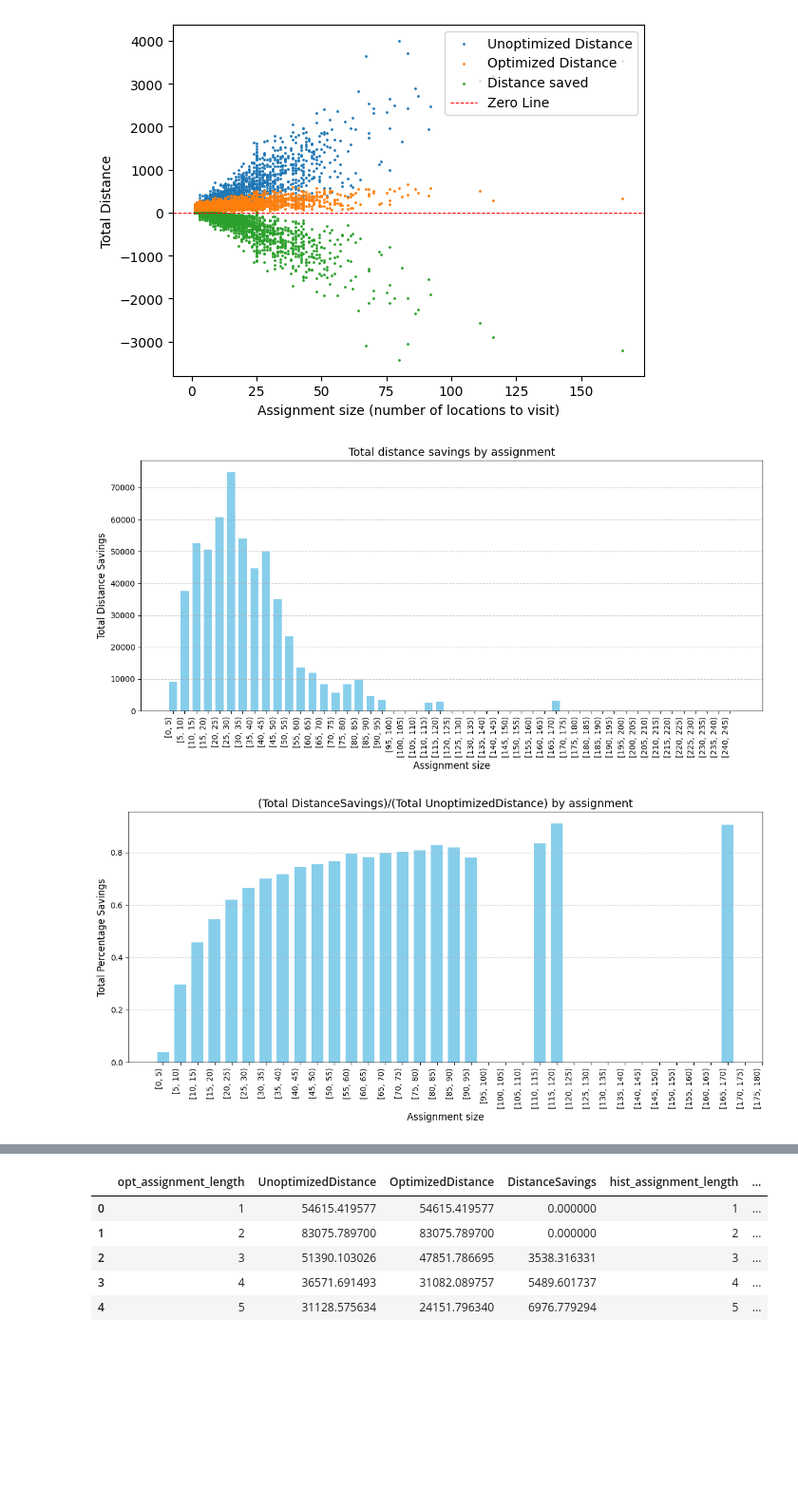
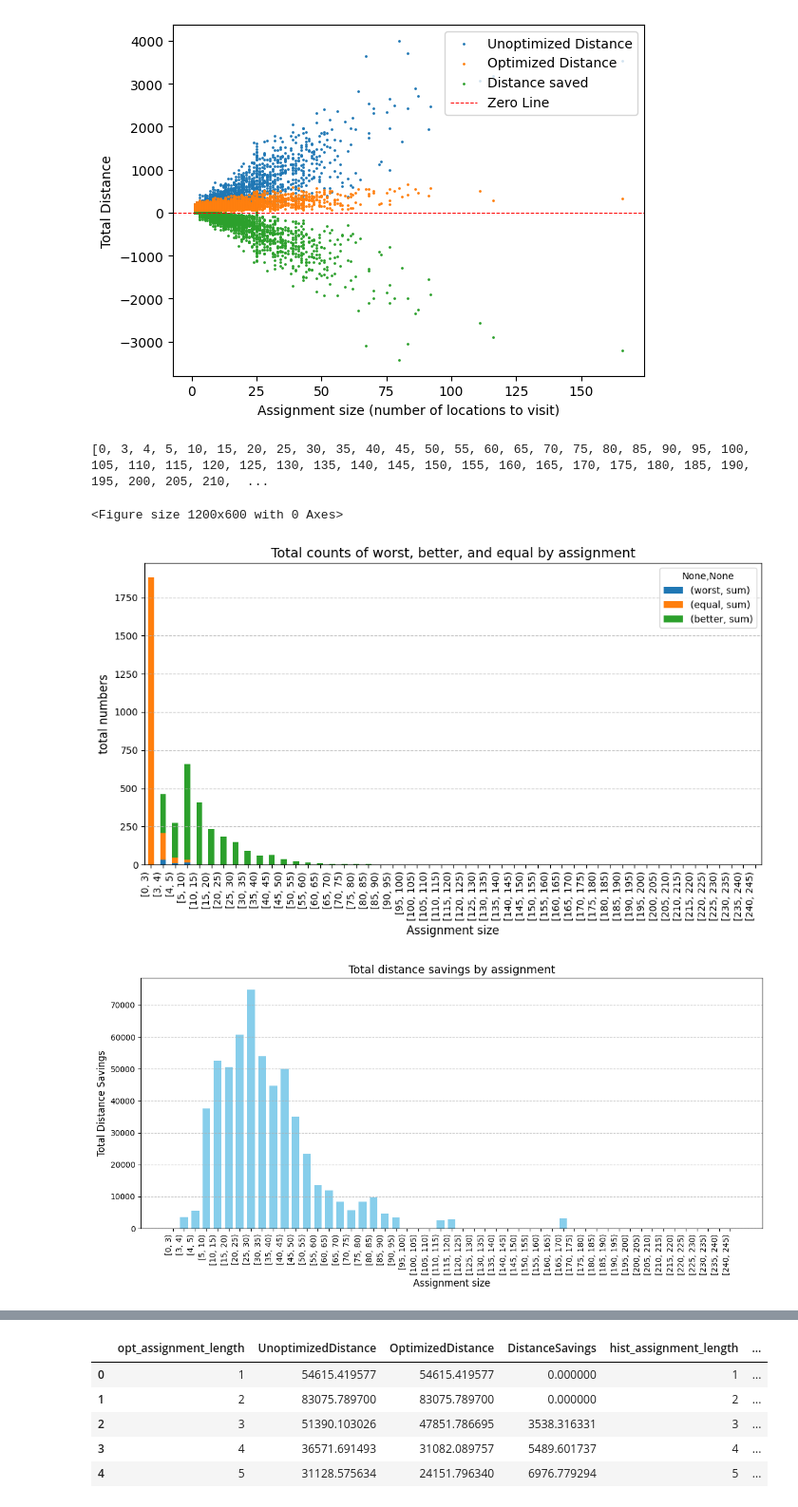
Before and after one commit to HasanVerses/batch_sequencing_optimization, a Jupyter notebook: notebooks/ld_computational_and_improvement_analysis.ipynb, the cells around one changed output, grey strips where cells are left out. Shown: that part at 95% size. Cells and saved outputs as stored; diff of their text form; code cells hidden in the pictures; blank space fills up the shorter version.

```diff
--- a/notebooks/ld_computational_and_improvement_analysis.ipynb
+++ b/notebooks/ld_computational_and_improvement_analysis.ipynb
@@ -314,6 +373,11 @@ historical_versus_optimzied_df = historical_versus_optimzied_df[['opt_assignment
                                                                  'hist_assignment_start_time', 'hist_assignment_end_time', 'hist_assignment_time',
                                                                  'hist_task_start_time', 'hist_task_end_time']]
 
+# add columns
+historical_versus_optimzied_df['better'] = (historical_versus_optimzied_df['DistanceSavings'] > 0).astype(int)
+historical_versus_optimzied_df['equal'] = (historical_versus_optimzied_df['DistanceSavings'] == 0).astype(int)
+historical_versus_optimzied_df['worst'] = (historical_versus_optimzied_df['DistanceSavings'] < 0).astype(int)
+
 historical_versus_optimzied_df['opt_assignment_number'] = historical_versus_optimzied_df['opt_assignment_number'].astype(str)
 historical_versus_optimzied_df['opt_assignment_length'] = historical_versus_optimzied_df['opt_assignment_length'].astype(int)
 historical_versus_optimzied_df['hist_assignment_number'] = historical_versus_optimzied_df['hist_assignment_number'].astype(str)
@@ -331,5 +395,7 @@ historical_versus_optimzied_df['hist_task_start_time'] = pd.to_datetime(historic
 historical_versus_optimzied_df['hist_task_end_time'] = pd.to_datetime(historical_versus_optimzied_df['hist_task_end_time'])
 
 historical_versus_optimzied_df[historical_versus_optimzied_df.isna().any(axis=1)]
+
+historical_versus_optimzied_df.head()
 # %% [output]
 |  | opt_assignment_number | opt_assignment_length | hist_assignment_number | hist_assignment_length | ... |
@@ -377,49 +449,83 @@ plt.show()
 [figure]
 # %%
 # saving for different buckets based on assignment size
+# bin_edges =range(3, 250, 2)  # Creates bins [0, 5), [5, 10), [10, 15), ..., [45, 50)
 
-bin_edges = range(0, 250, 5)  # Creates bins [0, 5), [5, 10), [10, 15), ..., [45, 50)
+bin_edges = [0, 3, 4]
+bin_edges.extend([i for i in range(5, 250, 5)])
+print(bin_edges)
 
 bins = pd.cut(filter_historical_versus_optimzied_df['opt_assignment_length'], bins=bin_edges, right=False)
 
-result = filter_historical_versus_optimzied_df.groupby(bins)[['OptimizedDistance', 'UnoptimizedDistance', 'DistanceSavings']].sum().reset_index()
+result = filter_historical_versus_optimzied_df.groupby(bins).agg({'OptimizedDistance': ['sum', 'median', 'mean'],
+                                                                  'UnoptimizedDistance': ['sum', 'median', 'mean'],
+                                                                  'DistanceSavings': ['sum', 'median', 'mean'],
+                                                                  'worst': 'sum',
+                                                                  'equal': 'sum',
+                                                                  'better': 'sum'
+                                                                 }).reset_index()
+
+result['% improvment'] = result['DistanceSavings']['sum']/result['UnoptimizedDistance']['sum']
+
 result['opt_assignment_length'] = result['opt_assignment_length'].astype('str')
 
+# Plot the bar chart
 plt.figure(figsize=(12, 6))
-plt.bar(result['opt_assignment_length'], result['DistanceSavings'], color='skyblue', width=0.7, align='center')
+ax = result[['opt_assignment_length', 'worst', 'equal', 'better']].set_index('opt_assignment_length').plot(kind='bar', stacked=True, figsize=(10, 6))
+plt.xlabel('Assignment size', fontsize=12)
+plt.ylabel('total numbers', fontsize=12)
+plt.title('Total counts of worst, better, and equal by assignment', fontsize=14)
+plt.xticks(rotation=90, ha='right', fontsize=10)
+plt.grid(axis='y', linestyle='--', alpha=0.7)
+plt.tight_layout()
+plt.savefig('plots/worst_better.png')
+
+plt.figure(figsize=(12, 6))
+plt.bar(result['opt_assignment_length'], result['DistanceSavings']['sum'], color='skyblue', width=0.7, align='center')
 plt.xlabel('Assignment size', fontsize=12)
 plt.ylabel('Total Distance Savings', fontsize=12)
 plt.title('Total distance savings by assignment', fontsize=14)
 plt.xticks(rotation=90, ha='right', fontsize=10)
 plt.grid(axis='y', linestyle='--', alpha=0.7)
 plt.tight_layout()
+plt.savefig('plots/total_distance_Saving.png')
 
 plt.figure(figsize=(12, 6))
-plt.bar(result['opt_assignment_length'], result['DistanceSavings']/result['UnoptimizedDistance'], color='skyblue', width=0.7, align='center')
+plt.bar(result['opt_assignment_length'], result['% improvment'], color='skyblue', width=0.7, align='center')
 plt.xlabel('Assignment size', fontsize=12)
 plt.ylabel('Total Percentage Savings', fontsize=12)
 plt.title('(Total DistanceSavings)/(Total UnoptimizedDistance) by assignment', fontsize=14)
 plt.xticks(rotation=90, ha='right', fontsize=10)
 plt.grid(axis='y', linestyle='--', alpha=0.7)
 plt.tight_layout()
+plt.savefig('plots/percentage improvment.png')
+
 
 plt.figure(figsize=(12, 6))
-plt.bar(result['opt_assignment_length'], result['UnoptimizedDistance'], color='skyblue', width=0.7, align='center')
+plt.bar(result['opt_assignment_length'], result['UnoptimizedDistance']['sum'], color='skyblue', width=0.7, align='center')
 plt.xlabel('Assignment size', fontsize=12)
 plt.ylabel('Total Distance', fontsize=12)
 plt.title('Total unoptimzied distance by assignment', fontsize=14)
 plt.xticks(rotation=90, ha='right', fontsize=10)
 plt.grid(axis='y', linestyle='--', alpha=0.7)
 plt.tight_layout()
+plt.savefig('plots/total_unoptimized_distance.png')
+
 
 plt.figure(figsize=(12, 6))
-plt.bar(result['opt_assignment_length'], result['OptimizedDistance'], color='skyblue', width=0.7, align='center')
+plt.bar(result['opt_assignment_length'], result['OptimizedDistance']['sum'], color='skyblue', width=0.7, align='center')
 plt.xlabel('Assignment size', fontsize=12)
 plt.ylabel('Total Distance', fontsize=12)
 plt.title('Total optimzied distance by assignment', fontsize=14)
 plt.xticks(rotation=90, ha='right', fontsize=10)
 plt.grid(axis='y', linestyle='--', alpha=0.7)
 plt.tight_layout()
+plt.savefig('plots/total_optimized_distance.png')
+
+
+result.to_csv('results/performance_metrics.csv')
 # %% [output]
+[0, 3, 4, 5, 10, 15, 20, 25, 30, 35, 40, 45, 50, 55, 60, 65, 70, 75, 80, 85, 90, 95, 100, 105, 110, 115, 120, 125, 130, 135, 140, 145, 150, 155, 160, 165, 170, 175, 180, 185, 190, 195, 200, 205, 210,  ...
+<Figure size 1200x600 with 0 Axes>
-[figure, old version]
+[figure, new version]
-[figure, old version]
+[figure, new version]
```
Also changed, not shown: parts of 10 cells of this notebook.
